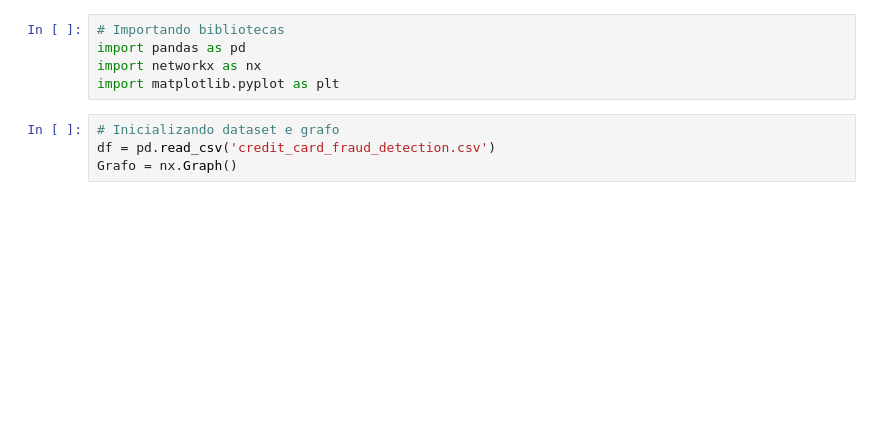
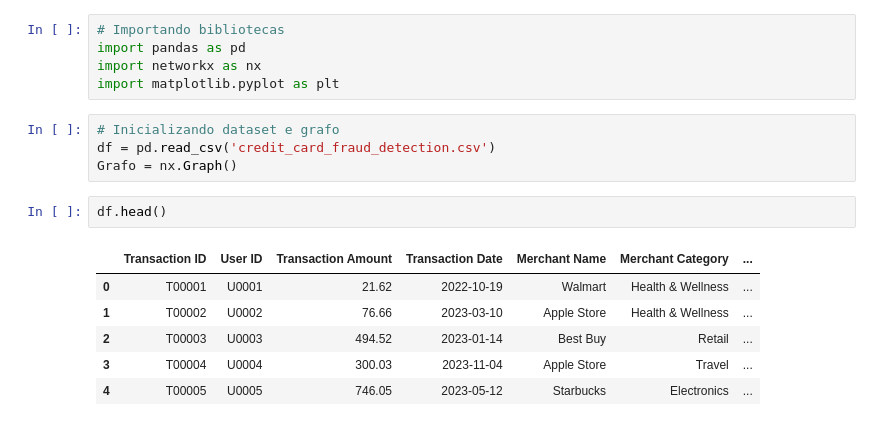
Before and after one commit to David-Mdrs/Cartoes_Transacoes_Fraudulentas, a Jupyter notebook: Fraude_Paises.ipynb, the cells around one changed output. Saved outputs shown, nothing was run; the diff lists cells and outputs as text; blank space fills up the shorter version.

```diff
--- a/Fraude_Paises.ipynb
+++ b/Fraude_Paises.ipynb
@@ -7,4 +7,13 @@ import matplotlib.pyplot as plt
 # Inicializando dataset e grafo
 df = pd.read_csv('credit_card_fraud_detection.csv')
 Grafo = nx.Graph()
+# %%
+df.head()
+# %% [output]
+|  | Transaction ID | User ID | Transaction Amount | Transaction Date | Merchant Name | Merchant Category | ... |
+| 0 | T00001 | U0001 | 21.62 | 2022-10-19 | Walmart | Health & Wellness | ... |
+| 1 | T00002 | U0002 | 76.66 | 2023-03-10 | Apple Store | Health & Wellness | ... |
+| 2 | T00003 | U0003 | 494.52 | 2023-01-14 | Best Buy | Retail | ... |
+| 3 | T00004 | U0004 | 300.03 | 2023-11-04 | Apple Store | Travel | ... |
+| 4 | T00005 | U0005 | 746.05 | 2023-05-12 | Starbucks | Electronics | ... |
 # %%
```
Also changed, not shown: parts of 1 cell of this notebook.
